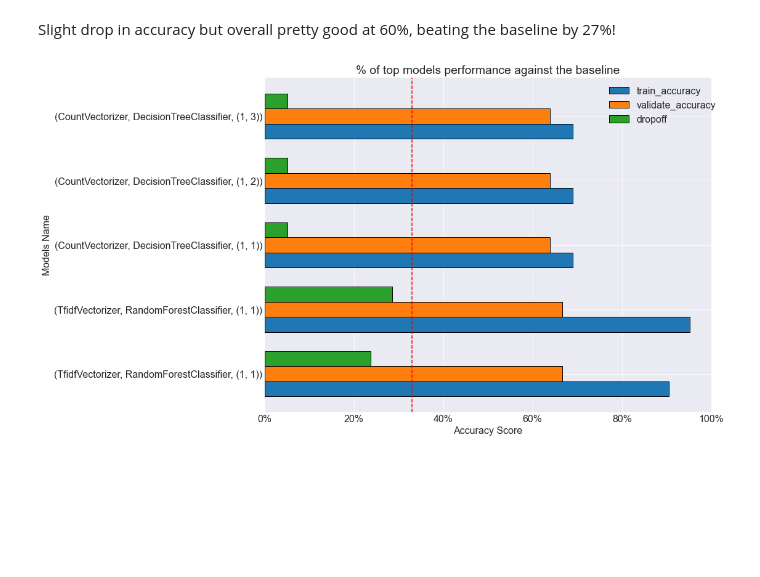
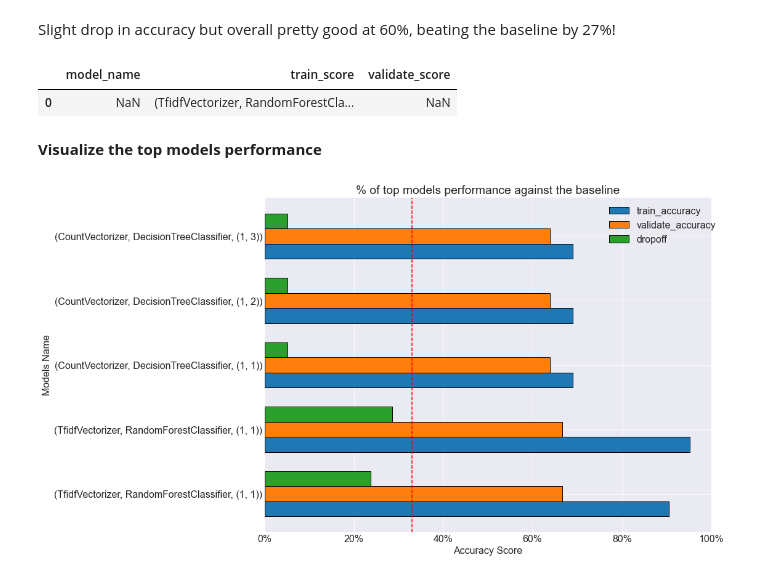
Before and after one commit to brandyn-oliver-jesse-nlp/github-readme-languages, a Jupyter notebook: final_notebook.ipynb, the cells around one changed output. Saved outputs shown, nothing was run; the diff lists cells and outputs as text; code cells hidden in the pictures; blank space fills up the shorter version.

```diff
--- a/final_notebook.ipynb
+++ b/final_notebook.ipynb
@@ -220,6 +220,15 @@ pd.DataFrame(validate_class_report)
 | support | 10.000000 | 10.000000 | 10.000000 | 0.6 | 30.000000 | 30.000000 |
 # %% [markdown]
 Slight drop in accuracy but overall pretty good at 60%, beating the baseline by 27%!
+# %%
+model_perf = model_perf.append({'train_score': train_score.train_accuracy}, ignore_index=True)
+# %%
+model_perf
+# %% [output]
+|  | model_name | train_score | validate_score |
+| 0 | NaN | (TfidfVectorizer, RandomForestCla... | NaN |
+# %% [markdown]
+**Visualize the top models performance**
 # %%
 #For now manually set the baseline
 baseline = 0.33
```
Also changed, not shown: parts of 5 cells of this notebook.
